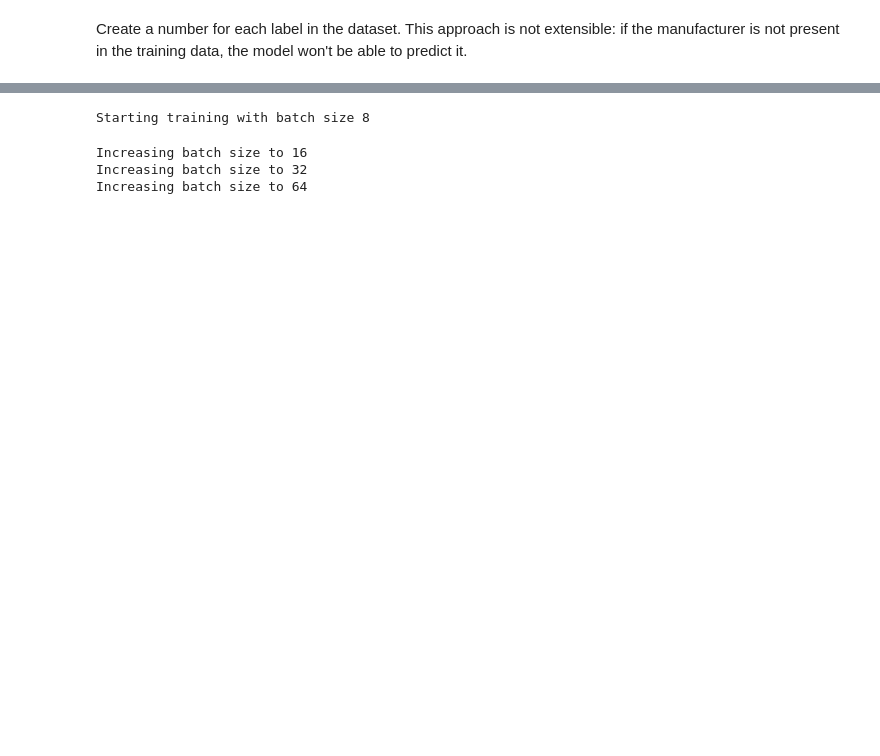
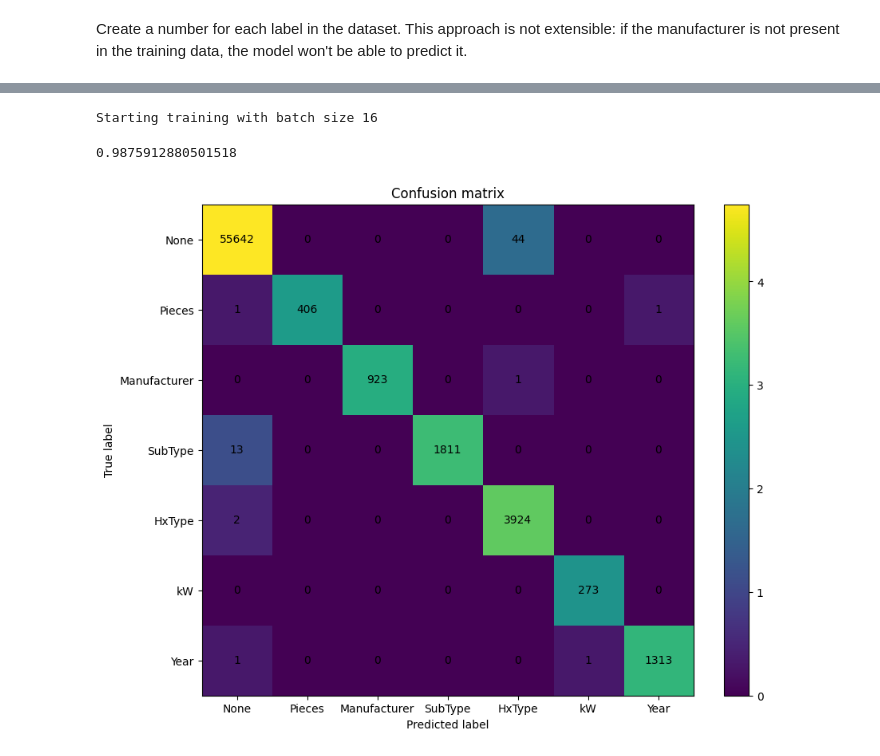
Before and after one commit to danesinoo/EnergyLabels, a Jupyter notebook: notebooks/model-usage.ipynb, the cells around one changed output, grey strips where cells are left out. Cells and saved outputs as stored; diff of their text form; code cells hidden in the pictures; blank space fills up the shorter version.

Commit message:
experimented on nested labels

```diff
--- a/notebooks/model-usage.ipynb
+++ b/notebooks/model-usage.ipynb
@@ -32 +15,11 @@ for col in target_cols:
+# %%
+labels_str = [
+    "None",
+    "Pieces",
+    "Manufacturer",
+    "SubType",
+    "HxType",
+    "kW",
+    "Year"
+]
 # %% [markdown]
@@ -214,7 +37,17 @@ def fit(df, embedding_dim=768, hidden_dim=49, num_classes=7,
-# %%
-losses_and_model = fit(ner_gt)
-# %% [output]
-Starting training with batch size 8
-Increasing batch size to 16
-Increasing batch size to 32
-Increasing batch size to 64
+# %%
+model = TokenClassifier()
+X_train, X_test, y_train, y_test, words_train, words_test = train_test_split(ner_gt['tokens'].values, ner_gt['labels'].values, ner_gt['words'].values, test_size=.2, random_state=42)
+# %%
+model.fit(X_train, y_train)
+model.score(X_test, y_test)
+# %% [output]
+Starting training with batch size 16
+0.9875912880501518
+# %%
+pred = model.predict(X_train)
+y_train_ref = []
+for labels in range(len(y_train)):
+    y_train_ref.append(np.argmax(y_train[labels], axis=1))
+plot.confusion_matrix(y_train_ref, pred, labels_str, title="Confusion Matrix - Training Set")
+# %% [output]
+[figure, added]
```
Also changed, not shown: parts of 16 cells of this notebook, 13 other files.
